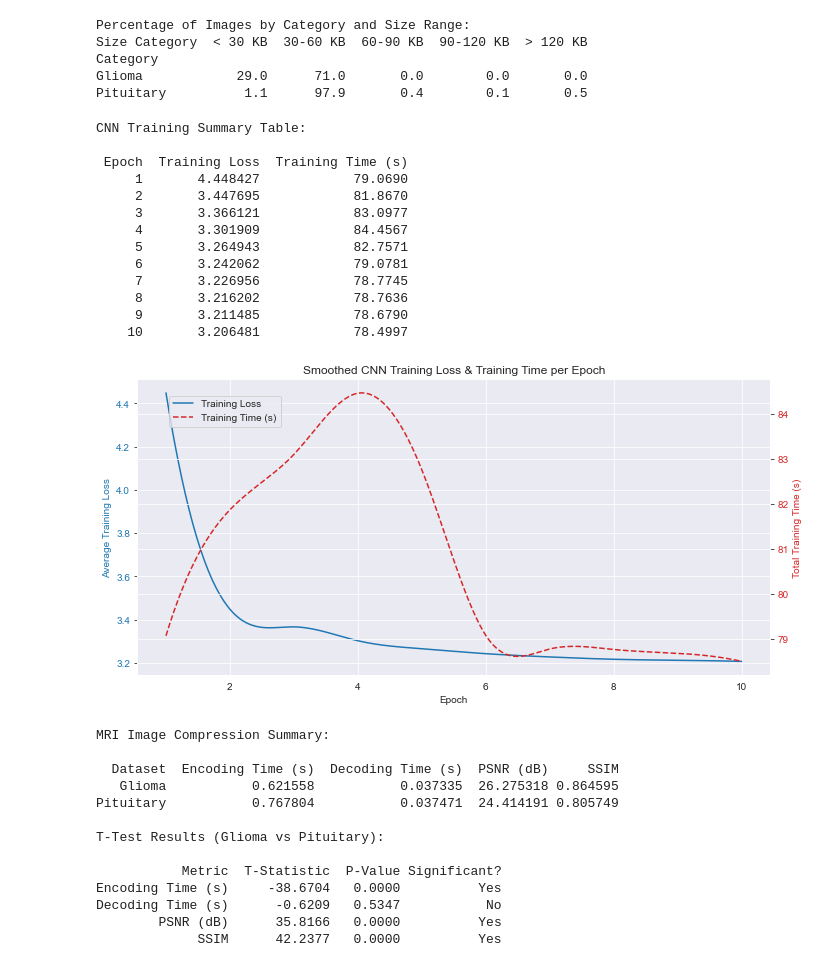
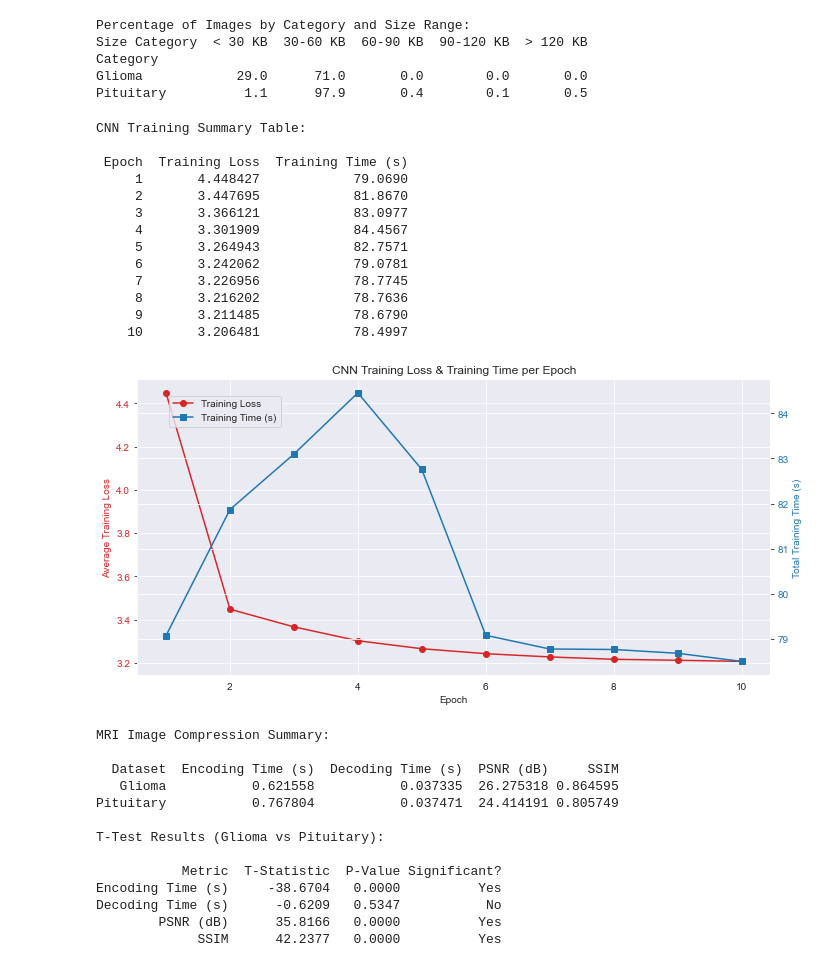
Before and after one commit to cashauce/ThesisFractalCNN, a Jupyter notebook: data/tables.ipynb, the cells around one changed output. Drawn from its saved outputs; the diff is of its cells as text; code cells hidden in the pictures.

```diff
--- a/data/tables.ipynb
+++ b/data/tables.ipynb
@@ -229,15 +229,10 @@ try:
     print("\nCNN Training Summary Table:\n")
     print(df_summary.to_string(index=False))  # Clean table output
 
-    # Prepare data for smoothing
+    # Prepare data for plotting
     x = df_summary["Epoch"]
     y_loss = df_summary["Training Loss"]
     y_time = df_summary["Training Time (s)"]
-
-    # Create smooth curves using spline interpolation
-    x_smooth = np.linspace(x.min(), x.max(), 300)  # more points for smoothness
-    loss_smooth = make_interp_spline(x, y_loss)(x_smooth)
-    time_smooth = make_interp_spline(x, y_time)(x_smooth)
 
     # Set plot style
     sns.set_style("darkgrid")
@@ -245,43 +240,43 @@ try:
     # Create figure and axes
     fig, ax1 = plt.subplots(figsize=(10, 5))
 
-    # Plot smooth Training Loss
-    color1 = "tab:blue"
+    # Plot Training Loss
+    color1 = "tab:red"
     ax1.set_xlabel("Epoch")
     ax1.set_ylabel("Average Training Loss", color=color1)
-    line1, = ax1.plot(x_smooth, loss_smooth, color=color1, label="Training Loss")
+    line1, = ax1.plot(x, y_loss, marker='o', color=color1, label="Training Loss")
     ax1.tick_params(axis="y", labelcolor=color1)
 
     # Second y-axis for Training Time
     ax2 = ax1.twinx()
-    color2 = "tab:red"
+    color2 = "tab:blue"
     ax2.set_ylabel("Total Training Time (s)", color=color2)
-    line2, = ax2.plot(x_smooth, time_smooth, color=color2, linestyle="--", label="Training Time (s)")
+    line2, = ax2.plot(x, y_time, marker='s', color=color2, label="Training Time (s)")
     ax2.tick_params(axis="y", labelcolor=color2)
 
     # Add legend and title
     fig.legend(handles=[line1, line2], loc="upper left", bbox_to_anchor=(0.1, 0.9))
-    plt.title("Smoothed CNN Training Loss & Training Time per Epoch")
+    plt.title("CNN Training Loss & Training Time per Epoch")
     fig.tight_layout()
     plt.show()
 
 except FileNotFoundError as e:
     print(f"Error: {e}")
 # %% [output]
 CNN Training Summary Table:
 
  Epoch  Training Loss  Training Time (s)
      1       4.448427            79.0690
      2       3.447695            81.8670
      3       3.366121            83.0977
      4       3.301909            84.4567
      5       3.264943            82.7571
      6       3.242062            79.0781
      7       3.226956            78.7745
      8       3.216202            78.7636
      9       3.211485            78.6790
     10       3.206481            78.4997
-[figure, old version]
+[figure, new version]
 # %%
 # Cross-Dataset Generalization Analysis
 columns_to_display = ["Original Image",
```
Also changed, not shown: parts of 8 cells of this notebook, 5 other files.
